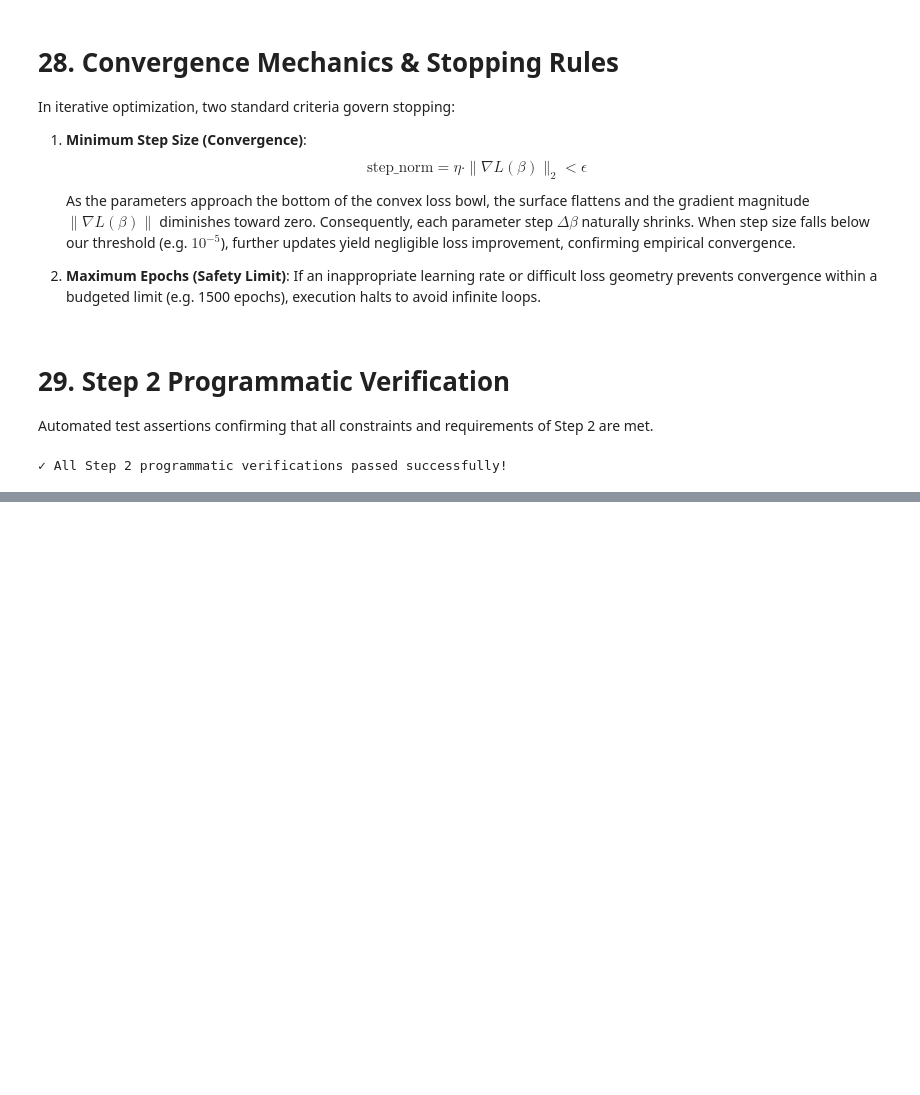
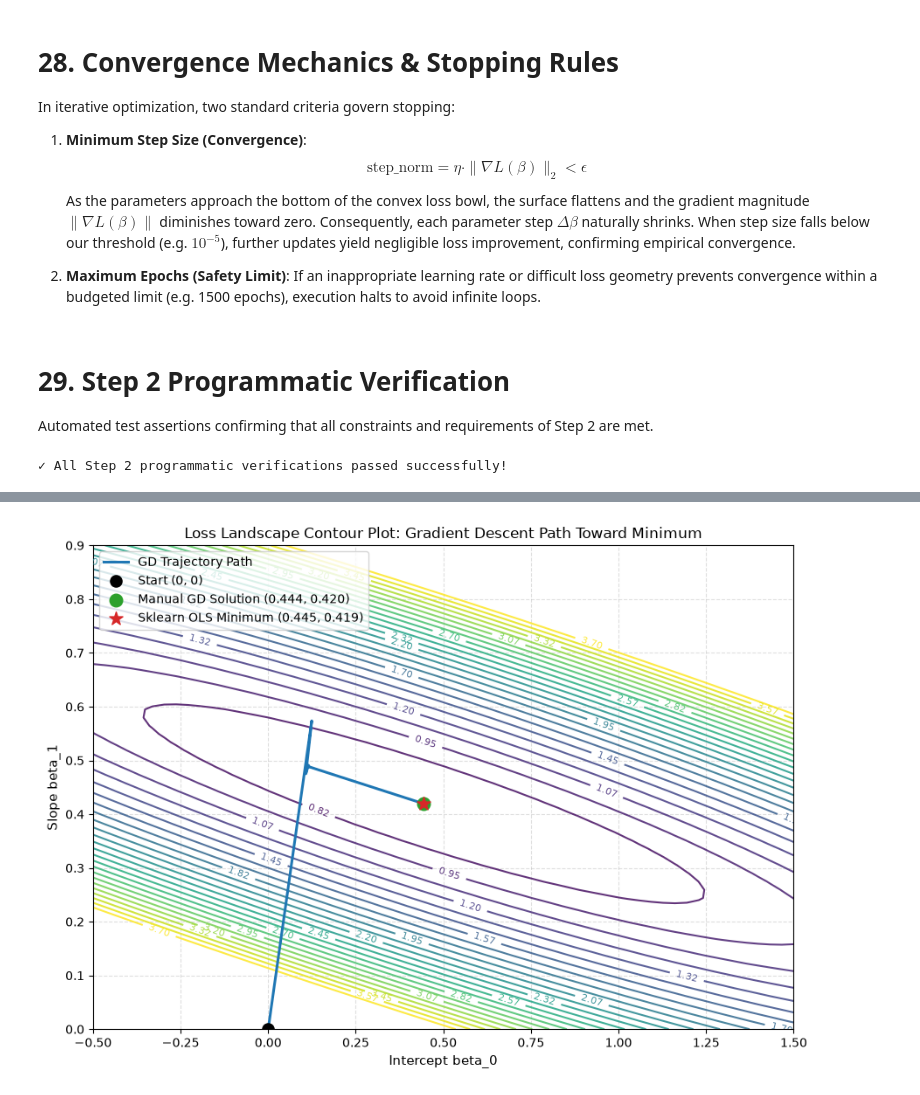
Before and after one commit to abed-dvp/california-housing-training-optimization, a Jupyter notebook: notebook.ipynb, the cells around one changed output, grey strips where cells are left out. Drawn from its saved outputs; the diff is of its cells as text; code cells hidden in the pictures; blank space fills up the shorter version.

```diff
--- a/notebook.ipynb
+++ b/notebook.ipynb
@@ -945,0 +962,18 @@ print("✓ All Step 2 programmatic verifications passed successfully!")
+# %%
+# Generate grid of parameter coordinates
+grid_b0 = np.linspace(-0.5, 1.5, 60)
+grid_b1 = np.linspace(0.0, 0.9, 60)
+B0_grid, B1_grid = np.meshgrid(grid_b0, grid_b1)
+
+# Evaluate MSE loss across every coordinate pair on the training set
+loss_surface = np.zeros(B0_grid.shape)
+for i in range(B0_grid.shape[0]):
+    for j in range(B0_grid.shape[1]):
+        preds_ij = B0_grid[i, j] + B1_grid[i, j] * X_tr_vals
+        loss_surface[i, j] = np.mean((y_tr_vals - preds_ij) ** 2)
+
+min_grid_idx = np.unravel_index(np.argmin(loss_surface), loss_surface.shape)
+print("Loss surface grid computed successfully.")
+print(f"Grid dimensions: {loss_surface.shape}")
+print(f"Minimum loss on grid: {loss_surface.min():.4f} at beta_0={B0_grid[min_grid_idx]:.3f}, beta_1={B1_grid[min_grid_idx]:.3f}")
+print(f"Analytical OLS minimum: {sklearn_train_mse:.4f} at beta_0={beta_0:.3f}, beta_1={beta_1:.3f}")
@@ -945,0 +994,23 @@ print("✓ All Step 2 programmatic verifications passed successfully!")
+# %%
+plt.figure(figsize=(9, 6.5))
+
+# Plot contour levels of the MSE loss surface
+contour_levels = np.linspace(loss_surface.min(), loss_surface.min() + 3.0, 25)
+CS = plt.contour(B0_grid, B1_grid, loss_surface, levels=contour_levels, cmap="viridis", alpha=0.85)
+plt.clabel(CS, inline=True, fontsize=8, fmt="%.2f")
+
+# Overlay Gradient Descent path from Step 2
+plt.plot(multi_df["beta_0"], multi_df["beta_1"], color="#1f77b4", linewidth=2.2, label="GD Trajectory Path")
+plt.scatter([0.0], [0.0], color="black", s=90, zorder=5, label="Start (0, 0)")
+plt.scatter([b0_multi], [b1_multi], color="#2ca02c", s=110, marker="o", zorder=5, label=f"Manual GD Solution ({b0_multi:.3f}, {b1_multi:.3f})")
+plt.scatter([beta_0], [beta_1], color="#d62728", s=130, marker="*", zorder=6, label=f"Sklearn OLS Minimum ({beta_0:.3f}, {beta_1:.3f})")
+
+plt.title("Loss Landscape Contour Plot: Gradient Descent Path Toward Minimum", fontsize=12)
+plt.xlabel("Intercept beta_0", fontsize=11)
+plt.ylabel("Slope beta_1", fontsize=11)
+plt.legend(frameon=True, loc="upper left")
+plt.grid(True, linestyle="--", alpha=0.4)
+plt.tight_layout()
+plt.show()
+# %% [output]
+[figure, added]
```
Also changed, not shown: parts of 32 cells of this notebook, 1 other file.
